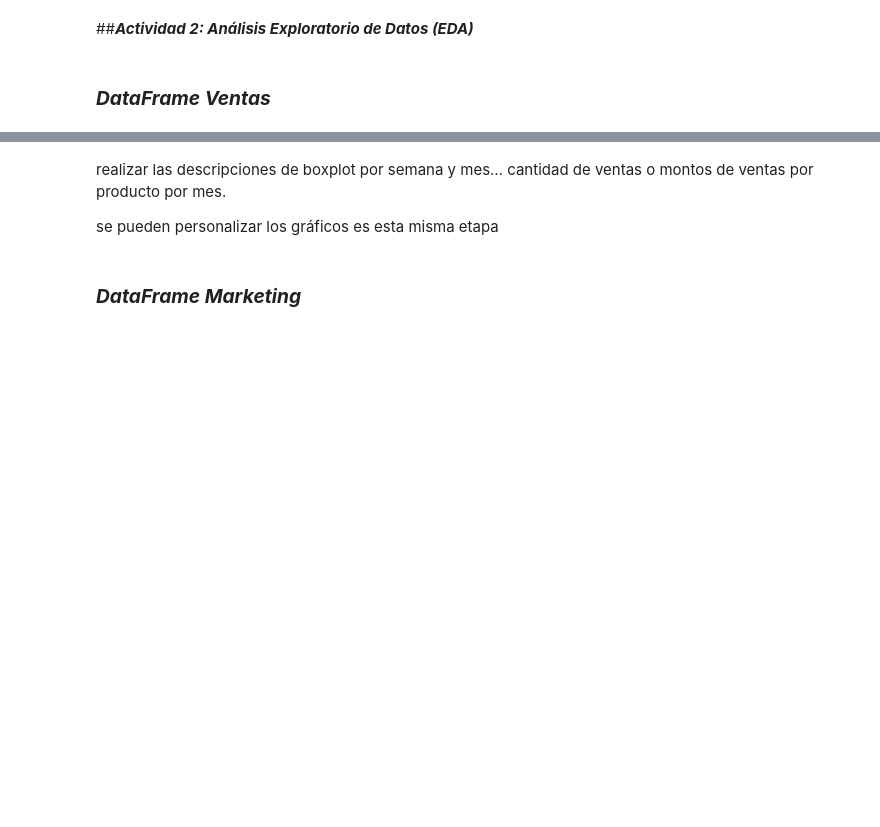
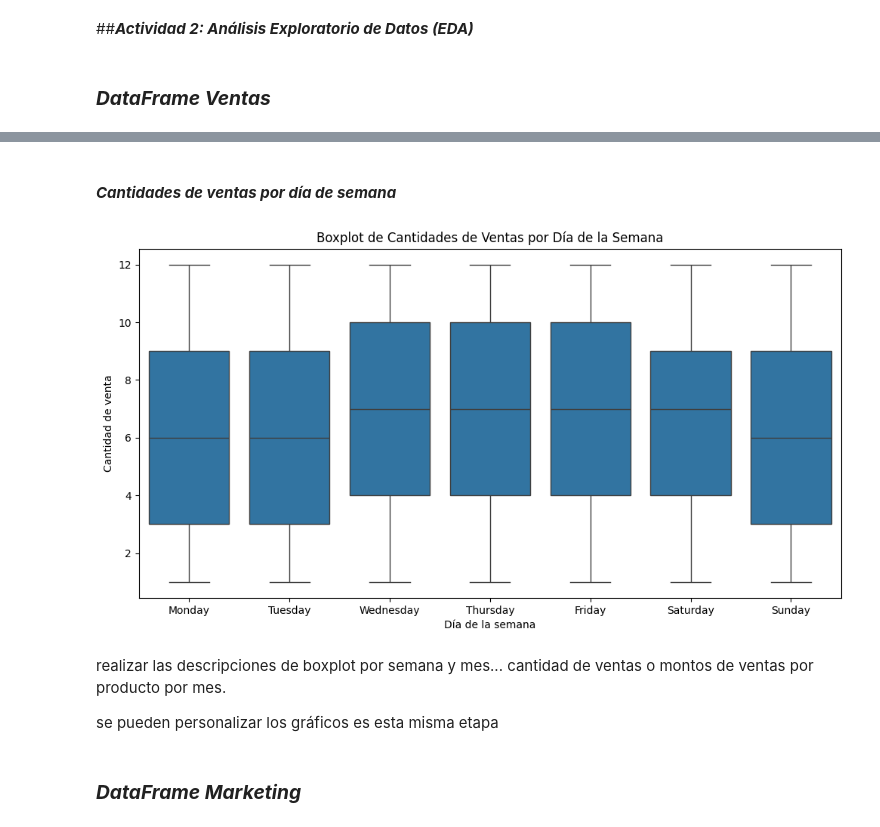
Before and after one commit to FedeM-Git/TT-2C2025-Data-Analitycs-Notebooks, a Jupyter notebook: Pre-Entrega_Maune/Pre-Entrega_Maune, Juan_Federico.ipynb, the cells around one changed output, grey strips where cells are left out. Drawn from its saved outputs; the diff is of its cells as text; code cells hidden in the pictures; blank space fills up the shorter version.

```diff
--- a/Pre-Entrega_Maune/Pre-Entrega_Maune, Juan_Federico.ipynb
+++ b/Pre-Entrega_Maune/Pre-Entrega_Maune, Juan_Federico.ipynb
@@ -1408,3 +1480,16 @@ df_marketing.groupby("canal")[["costo"]].describe()
+# %% [markdown]
+#### ***Cantidades de ventas por día de semana***
+# %%
+# Medidas de dispersión de las cantidades de ventas por día de la semana
+
+plt.figure(figsize=(12, 6))
+sns.boxplot(data=df_ventas, x="dia_semana", y="cantidad", order=orden_dias)
+plt.title("Boxplot de Cantidades de Ventas por Día de la Semana")
+plt.xlabel("Día de la semana")
+plt.ylabel("Cantidad de venta")
+plt.show()
+# %% [output]
+[figure, added]
 # %% [markdown]
 realizar las descripciones de boxplot por semana y mes... cantidad de ventas o montos de ventas por producto por mes.
 
```
Also changed, not shown: parts of 16 cells of this notebook.
